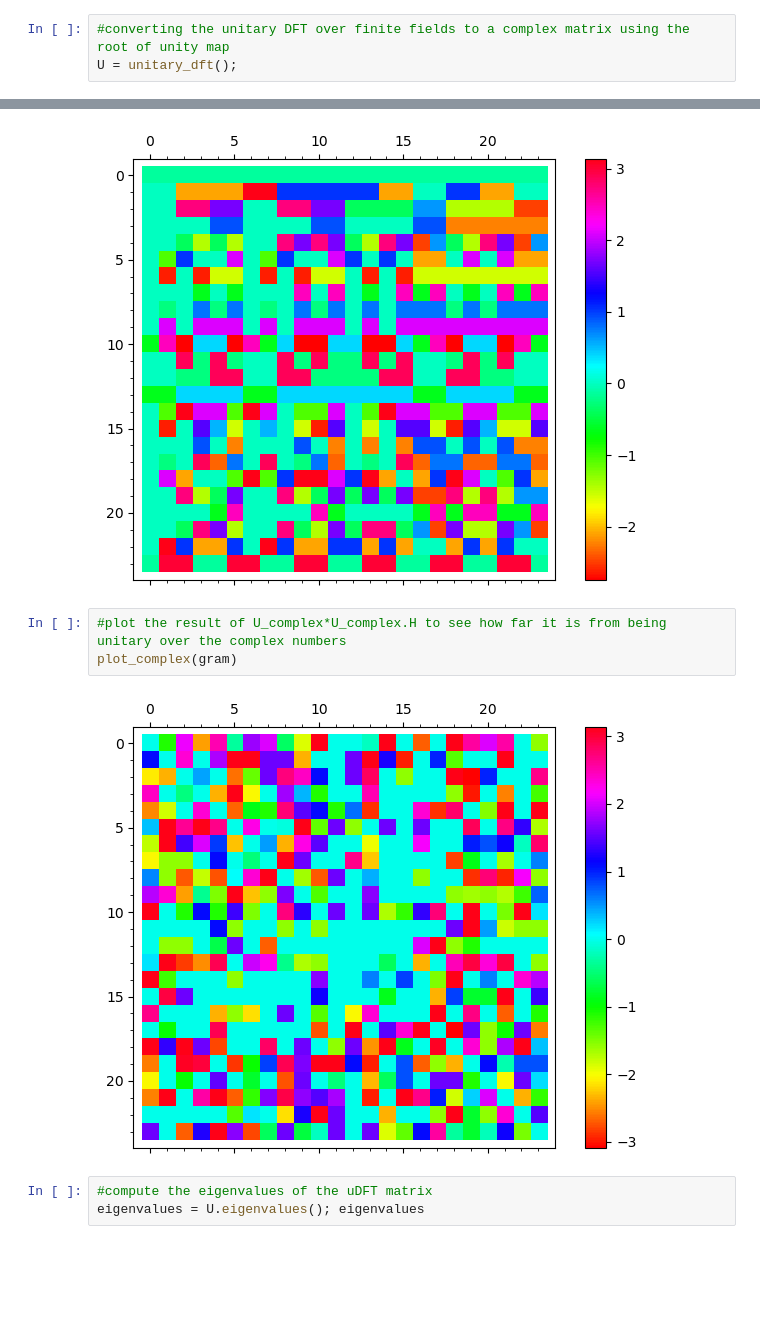
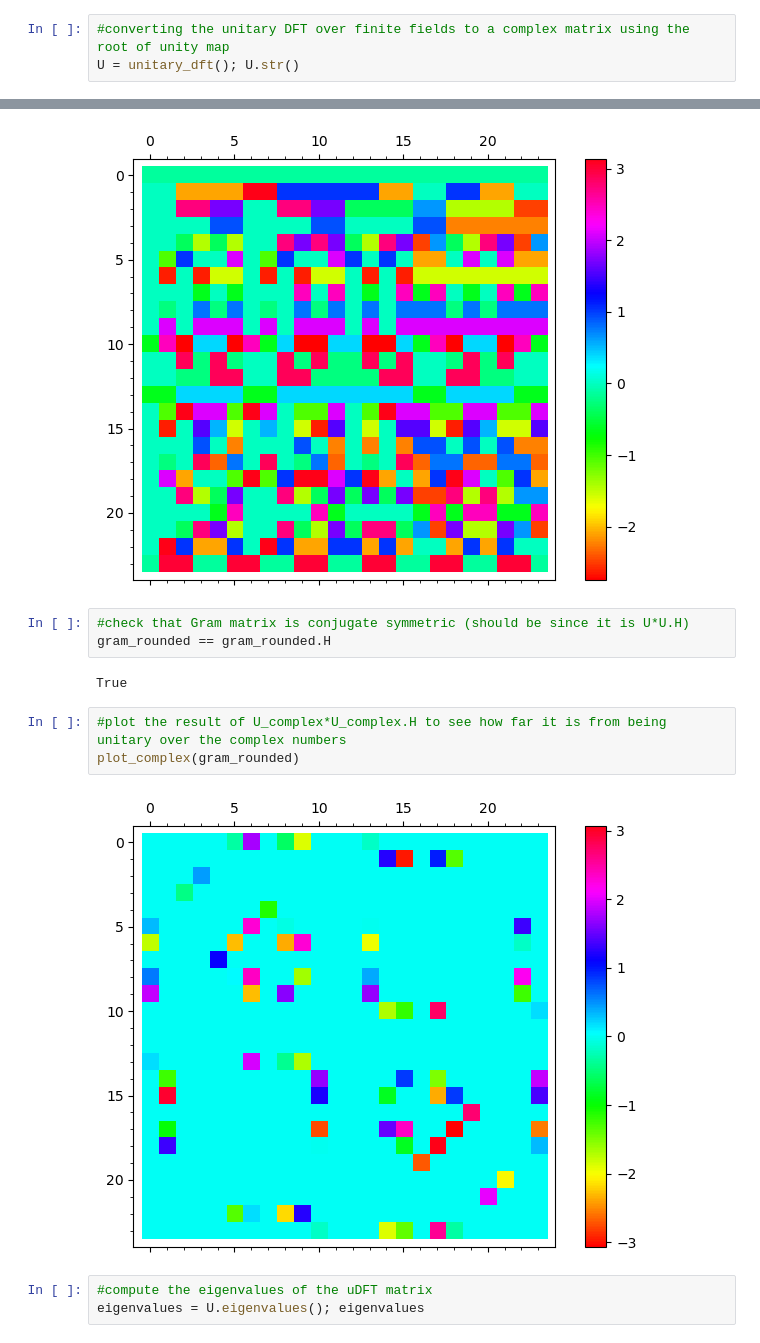
Before and after one commit to jacksonwalters/dft-finite-groups, a Jupyter notebook: symmetric_group/unitary_dft_over_finite_fields.ipynb, the cells around one changed output, grey strips where cells are left out. Saved outputs shown, nothing was run; the diff lists cells and outputs as text; blank space fills up the shorter version.

Commit message:
use rounded gram matrix for plot
the rounded gram matrix reveals it is actually closer to being the identity matrix than I thought.

```diff
--- a/symmetric_group/unitary_dft_over_finite_fields.ipynb
+++ b/symmetric_group/unitary_dft_over_finite_fields.ipynb
@@ -32,4 +32,4 @@ if F.characteristic().divides(SGA.group().cardinality()):
     raise NotImplementedError("not implemented when p|n!; dimension of invariant forms may be greater than one")
 # %%
 #converting the unitary DFT over finite fields to a complex matrix using the root of unity map
-U = unitary_dft();
+U = unitary_dft(); U.str()
@@ -93,11 +100,16 @@ def plot_complex(U_complex):
 plot_complex(U_complex)
 # %% [output]
 [figure]
+# %%
+#check that Gram matrix is conjugate symmetric (should be since it is U*U.H)
+gram_rounded == gram_rounded.H
+# %% [output]
+True
 # %%
 #plot the result of U_complex*U_complex.H to see how far it is from being unitary over the complex numbers
-plot_complex(gram)
+plot_complex(gram_rounded)
 # %% [output]
-[figure, old version]
+[figure, new version]
 # %%
 #compute the eigenvalues of the uDFT matrix
 eigenvalues = U.eigenvalues(); eigenvalues
```
Also changed, not shown: parts of 6 cells of this notebook, 1 other file.
